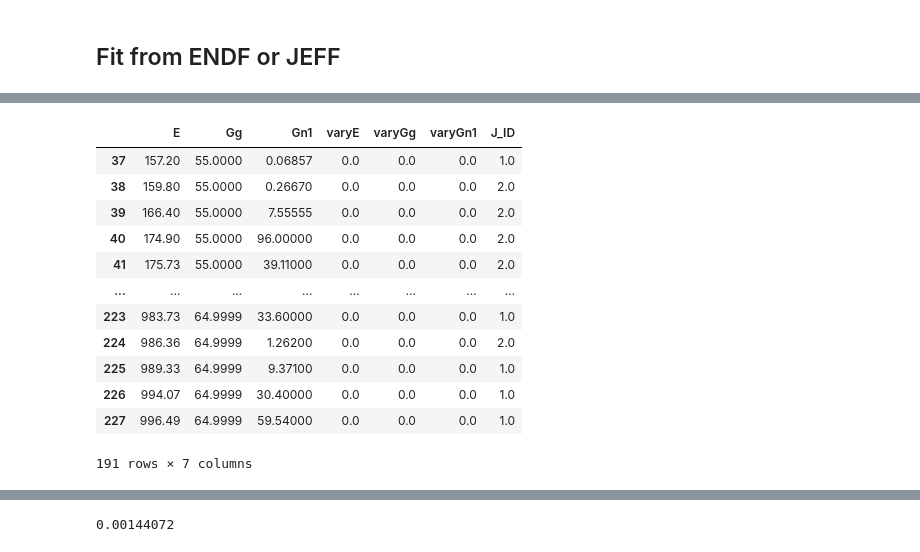
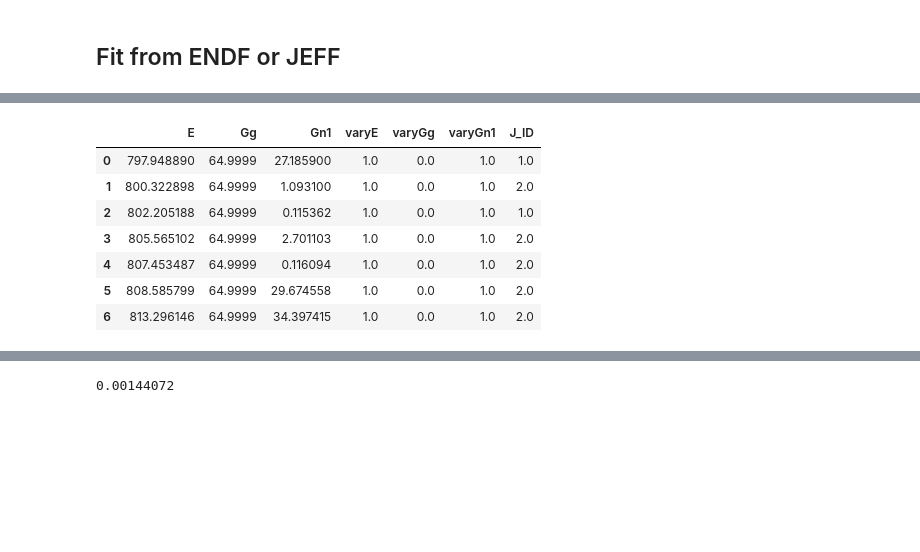
Before and after one commit to Naww137/ATARI, a Jupyter notebook: examples/Ta181_Analysis/AutoFitTa181.ipynb, the cells around one changed output, grey strips where cells are left out. Cells and saved outputs as stored; diff of their text form; code cells hidden in the pictures; blank space fills up the shorter version.

```diff
--- a/examples/Ta181_Analysis/AutoFitTa181.ipynb
+++ b/examples/Ta181_Analysis/AutoFitTa181.ipynb
@@ -529 +516,12 @@ sammyOUT = sammy_functions.run_sammy_YW(sammyINPyw, rto)
+# %%
+sammyOUT_JEFF.par_post
+# %% [output]
+|  | E | Gg | Gn1 | varyE | varyGg | varyGn1 | J_ID |
+| 0 | 797.948890 | 64.9999 | 27.185900 | 1.0 | 0.0 | 1.0 | 1.0 |
+| 1 | 800.322898 | 64.9999 | 1.093100 | 1.0 | 0.0 | 1.0 | 2.0 |
+| 2 | 802.205188 | 64.9999 | 0.115362 | 1.0 | 0.0 | 1.0 | 1.0 |
+| 3 | 805.565102 | 64.9999 | 2.701103 | 1.0 | 0.0 | 1.0 | 2.0 |
+| 4 | 807.453487 | 64.9999 | 0.116094 | 1.0 | 0.0 | 1.0 | 2.0 |
+| 5 | 808.585799 | 64.9999 | 29.674558 | 1.0 | 0.0 | 1.0 | 2.0 |
+| 6 | 813.296146 | 64.9999 | 34.397415 | 1.0 | 0.0 | 1.0 | 2.0 |
 # %%
@@ -535,16 +532,0 @@ sammyOUT_JENDL = sammy_functions.run_sammy_YW(sammyINPyw, rto)
-# %%
-jendl_parameters
-# %% [output]
-|  | E | Gg | Gn1 | varyE | varyGg | varyGn1 | J_ID |
-| 37 | 157.20 | 55.0000 | 0.06857 | 0.0 | 0.0 | 0.0 | 1.0 |
-| 38 | 159.80 | 55.0000 | 0.26670 | 0.0 | 0.0 | 0.0 | 2.0 |
-| 39 | 166.40 | 55.0000 | 7.55555 | 0.0 | 0.0 | 0.0 | 2.0 |
-| 40 | 174.90 | 55.0000 | 96.00000 | 0.0 | 0.0 | 0.0 | 2.0 |
-| 41 | 175.73 | 55.0000 | 39.11000 | 0.0 | 0.0 | 0.0 | 2.0 |
-| ... | ... | ... | ... | ... | ... | ... | ... |
-| 223 | 983.73 | 64.9999 | 33.60000 | 0.0 | 0.0 | 0.0 | 1.0 |
-| 224 | 986.36 | 64.9999 | 1.26200 | 0.0 | 0.0 | 0.0 | 2.0 |
-| 225 | 989.33 | 64.9999 | 9.37100 | 0.0 | 0.0 | 0.0 | 1.0 |
-| 226 | 994.07 | 64.9999 | 30.40000 | 0.0 | 0.0 | 0.0 | 1.0 |
-| 227 | 996.49 | 64.9999 | 59.54000 | 0.0 | 0.0 | 0.0 | 1.0 |
-191 rows × 7 columns
```
Also changed, not shown: parts of 26 cells of this notebook, 5 other files.
